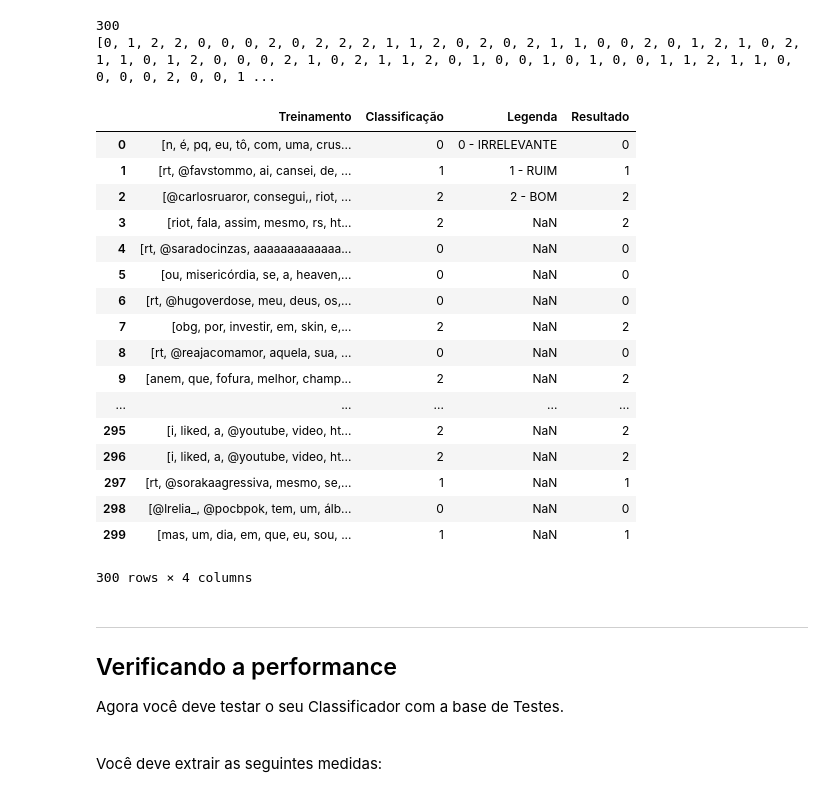
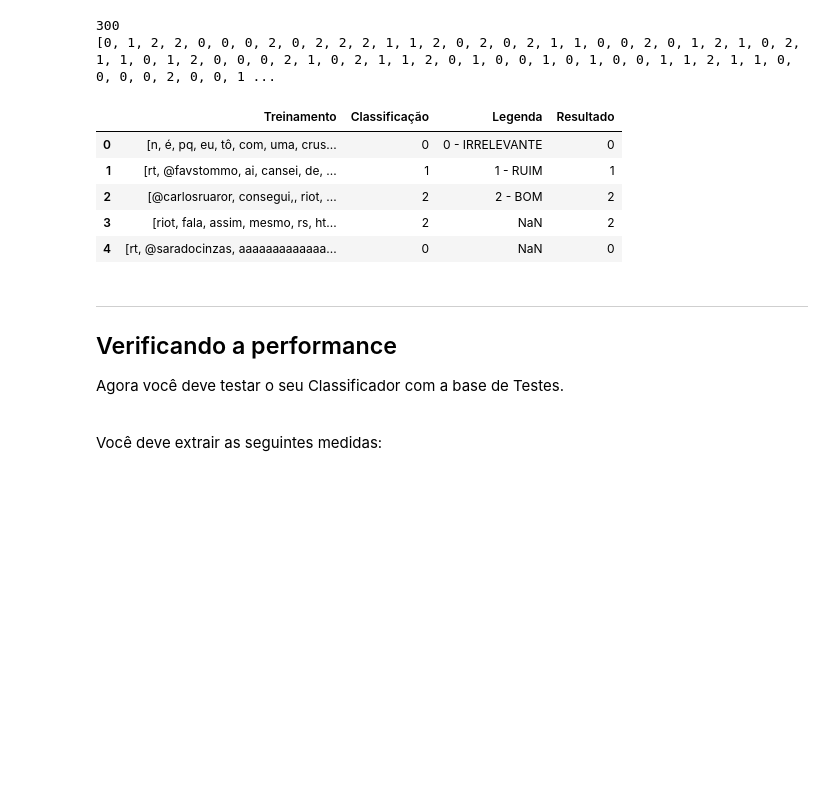
Before and after one commit to slimkaki/projeto2_CD2018, a Jupyter notebook: Projeto-2-Naive-Bayes.ipynb, the cells around one changed output. Cells and saved outputs as stored; diff of their text form; code cells hidden in the pictures; blank space fills up the shorter version.

```diff
--- a/Projeto-2-Naive-Bayes.ipynb
+++ b/Projeto-2-Naive-Bayes.ipynb
@@ -258,26 +258,14 @@ print(a)
 # %%
 df["Resultado"]=a
 # %%
-df
+df.head()
 # %% [output]
 |  | Treinamento | Classificação | Legenda | Resultado |
 | 0 | [n, é, pq, eu, tô, com, uma, crus... | 0 | 0 - IRRELEVANTE | 0 |
 | 1 | [rt, @favstommo, ai, cansei, de, ... | 1 | 1 - RUIM | 1 |
 | 2 | [@carlosruaror, consegui,, riot, ... | 2 | 2 - BOM | 2 |
 | 3 | [riot, fala, assim, mesmo, rs, ht... | 2 | NaN | 2 |
 | 4 | [rt, @saradocinzas, aaaaaaaaaaaaa... | 0 | NaN | 0 |
-| 5 | [ou, misericórdia, se, a, heaven,... | 0 | NaN | 0 |
-| 6 | [rt, @hugoverdose, meu, deus, os,... | 0 | NaN | 0 |
-| 7 | [obg, por, investir, em, skin, e,... | 2 | NaN | 2 |
-| 8 | [rt, @reajacomamor, aquela, sua, ... | 0 | NaN | 0 |
-| 9 | [anem, que, fofura, melhor, champ... | 2 | NaN | 2 |
-| ... | ... | ... | ... | ... |
-| 295 | [i, liked, a, @youtube, video, ht... | 2 | NaN | 2 |
-| 296 | [i, liked, a, @youtube, video, ht... | 2 | NaN | 2 |
-| 297 | [rt, @sorakaagressiva, mesmo, se,... | 1 | NaN | 1 |
-| 298 | [@lrelia_, @pocbpok, tem, um, álb... | 0 | NaN | 0 |
-| 299 | [mas, um, dia, em, que, eu, sou, ... | 1 | NaN | 1 |
-300 rows × 4 columns
 # %% [markdown]
 ___
 ## Verificando a performance
```
Also changed, not shown: parts of 4 cells of this notebook.
